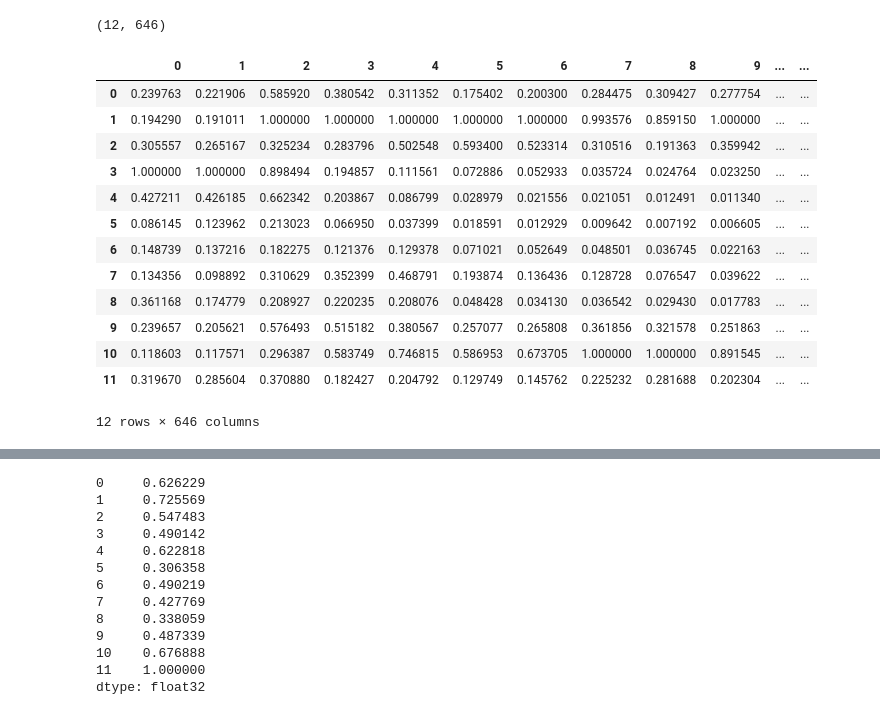
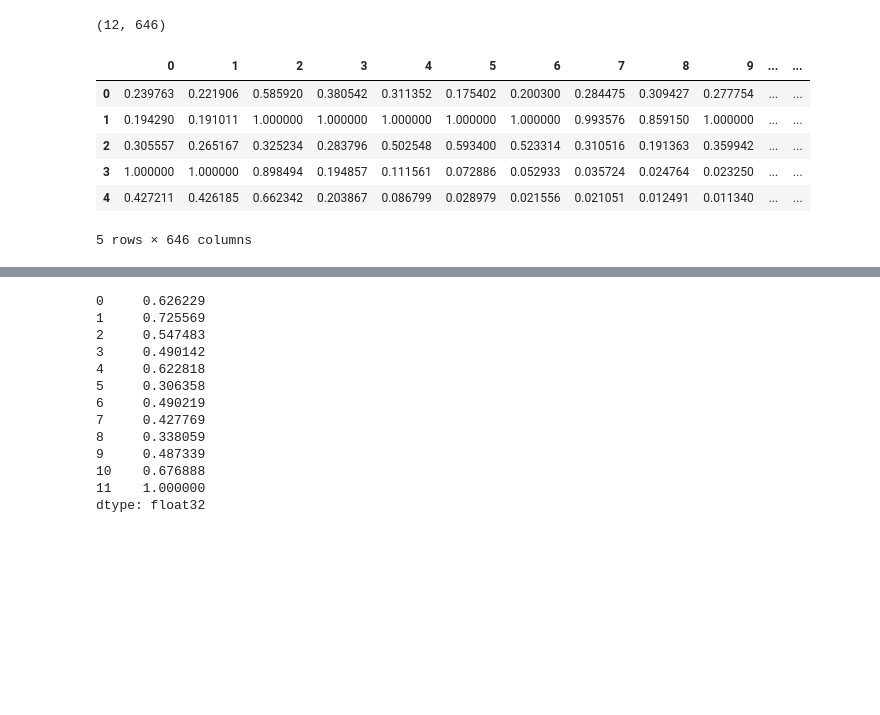
Before and after one commit to Fominayasg/Audio_features_analysis--Music_evokes_cinema, a Jupyter notebook: Pruebas_librosa.ipynb, the cells around one changed output, grey strips where cells are left out. Cells and saved outputs as stored; diff of their text form; code cells hidden in the pictures; blank space fills up the shorter version.

```diff
--- a/Pruebas_librosa.ipynb
+++ b/Pruebas_librosa.ipynb
@@ -44,19 +44,12 @@ chroma_nutc.shape
 (12, 646)
 # %%
 chroma_df = pd.DataFrame(chroma_nutc)
-chroma_df
+chroma_df.head()
 # %% [output]
 |  | 0 | 1 | 2 | 3 | 4 | 5 | 6 | 7 | 8 | 9 | ... | ... |
 | 0 | 0.239763 | 0.221906 | 0.585920 | 0.380542 | 0.311352 | 0.175402 | 0.200300 | 0.284475 | 0.309427 | 0.277754 | ... | ... |
 | 1 | 0.194290 | 0.191011 | 1.000000 | 1.000000 | 1.000000 | 1.000000 | 1.000000 | 0.993576 | 0.859150 | 1.000000 | ... | ... |
 | 2 | 0.305557 | 0.265167 | 0.325234 | 0.283796 | 0.502548 | 0.593400 | 0.523314 | 0.310516 | 0.191363 | 0.359942 | ... | ... |
 | 3 | 1.000000 | 1.000000 | 0.898494 | 0.194857 | 0.111561 | 0.072886 | 0.052933 | 0.035724 | 0.024764 | 0.023250 | ... | ... |
 | 4 | 0.427211 | 0.426185 | 0.662342 | 0.203867 | 0.086799 | 0.028979 | 0.021556 | 0.021051 | 0.012491 | 0.011340 | ... | ... |
-| 5 | 0.086145 | 0.123962 | 0.213023 | 0.066950 | 0.037399 | 0.018591 | 0.012929 | 0.009642 | 0.007192 | 0.006605 | ... | ... |
-| 6 | 0.148739 | 0.137216 | 0.182275 | 0.121376 | 0.129378 | 0.071021 | 0.052649 | 0.048501 | 0.036745 | 0.022163 | ... | ... |
-| 7 | 0.134356 | 0.098892 | 0.310629 | 0.352399 | 0.468791 | 0.193874 | 0.136436 | 0.128728 | 0.076547 | 0.039622 | ... | ... |
-| 8 | 0.361168 | 0.174779 | 0.208927 | 0.220235 | 0.208076 | 0.048428 | 0.034130 | 0.036542 | 0.029430 | 0.017783 | ... | ... |
-| 9 | 0.239657 | 0.205621 | 0.576493 | 0.515182 | 0.380567 | 0.257077 | 0.265808 | 0.361856 | 0.321578 | 0.251863 | ... | ... |
-| 10 | 0.118603 | 0.117571 | 0.296387 | 0.583749 | 0.746815 | 0.586953 | 0.673705 | 1.000000 | 1.000000 | 0.891545 | ... | ... |
-| 11 | 0.319670 | 0.285604 | 0.370880 | 0.182427 | 0.204792 | 0.129749 | 0.145762 | 0.225232 | 0.281688 | 0.202304 | ... | ... |
-12 rows × 646 columns
+5 rows × 646 columns
```
Also changed, not shown: parts of 13 cells of this notebook, 4 other files.
